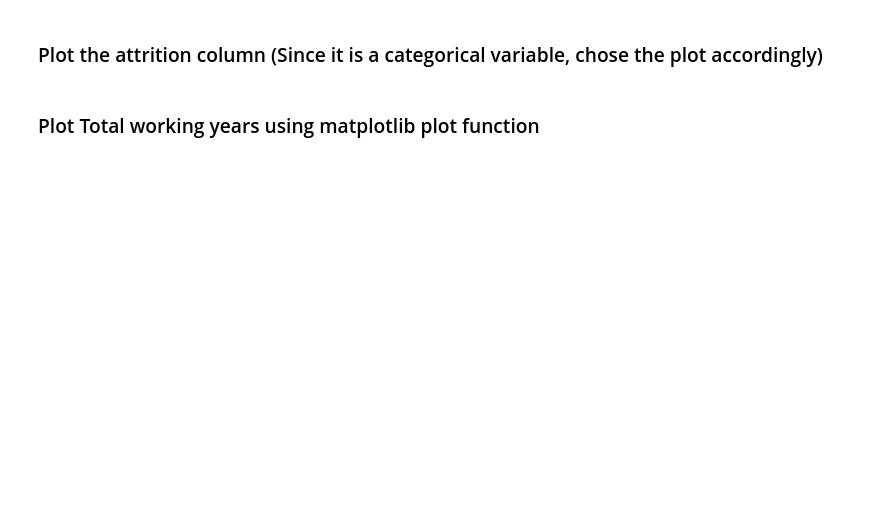
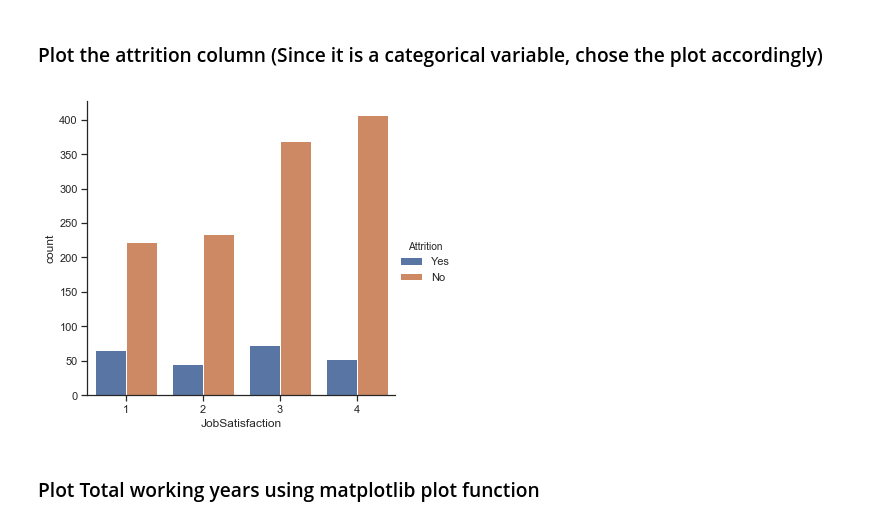
Before and after one commit to GreatLearningAIML1/pune-july19-batch-meet9426, a Jupyter notebook: R1-Lab-External_Questions.ipynb, the cells around one changed output. Drawn from its saved outputs; the diff is of its cells as text; code cells hidden in the pictures; blank space fills up the shorter version.

```diff
--- a/R1-Lab-External_Questions.ipynb
+++ b/R1-Lab-External_Questions.ipynb
@@ -357,5 +365,10 @@ hr.TotalWorkingYears.unique()
 # %%
 import seaborn as sns
 import matplotlib.pyplot as plt
+sns.set(style="ticks", color_codes=True)
+sns.catplot(x="JobSatisfaction", kind="count", hue = "Attrition",  data=hr)
+plt.show()
+# %% [output]
+[figure, added]
 # %% [markdown]
 ### Plot Total working years using matplotlib plot function
```
Also changed, not shown: parts of 3 cells of this notebook.
